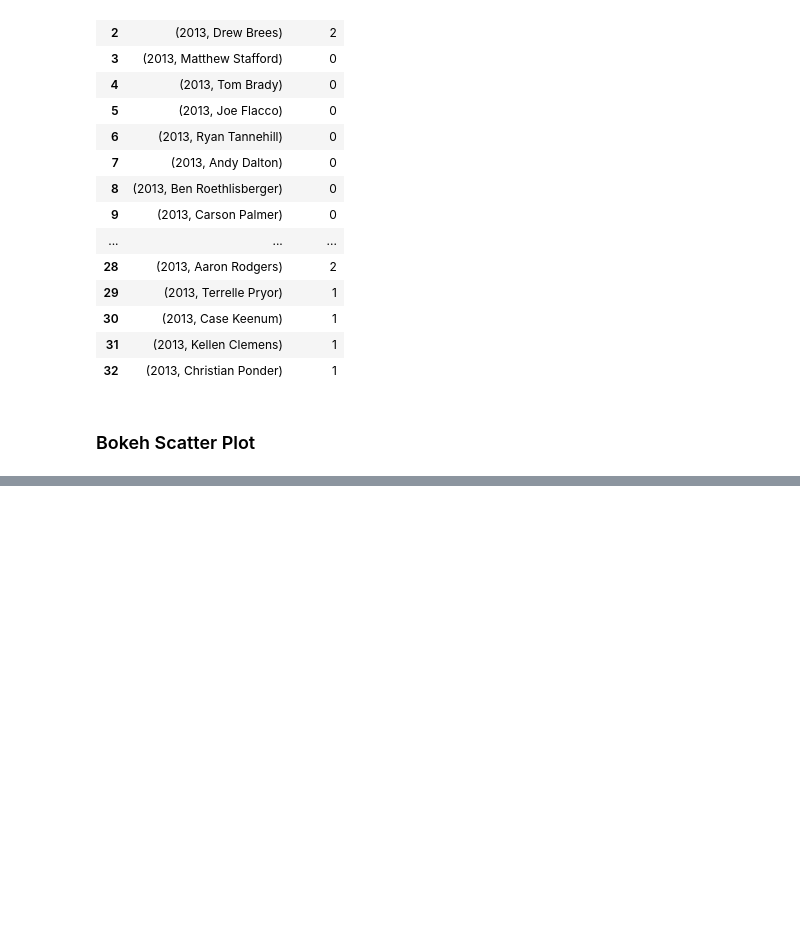
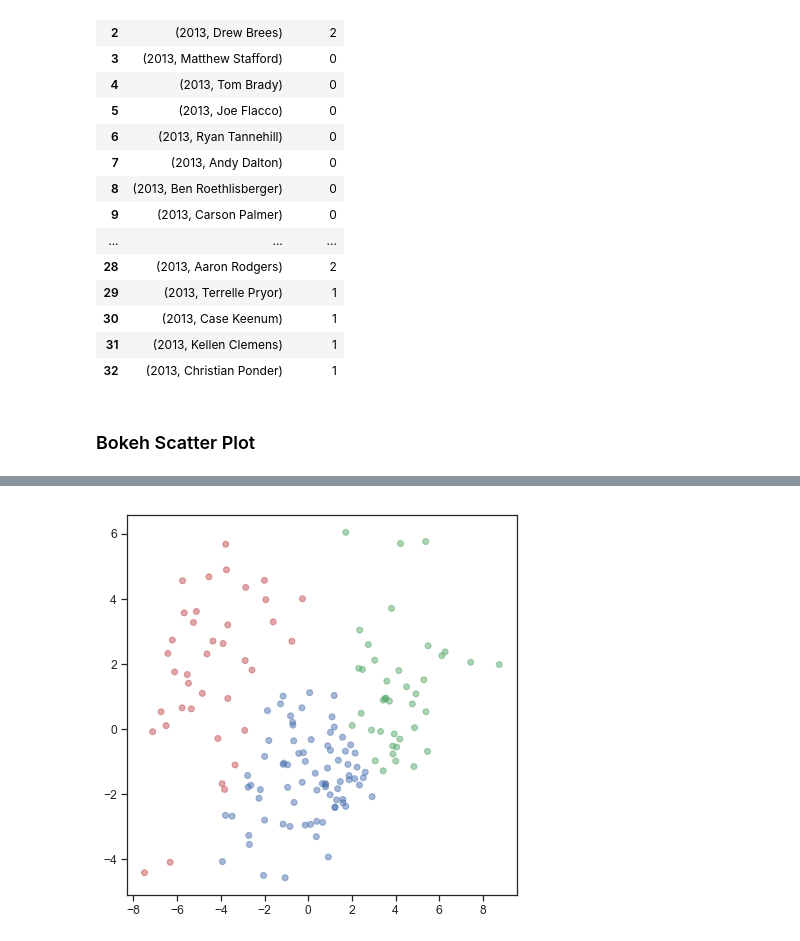
Before and after one commit to jyee11/NFL-Quarterback-Clustering, a Jupyter notebook: NFL_Report.ipynb, the cells around one changed output, grey strips where cells are left out. Saved outputs shown, nothing was run; the diff lists cells and outputs as text; code cells hidden in the pictures; blank space fills up the shorter version.

```diff
--- a/NFL_Report.ipynb
+++ b/NFL_Report.ipynb
@@ -701,0 +731,13 @@ cluster_map13
+# %%
+#use 10 components, explains almost all of the variance
+pca = PCA(n_components = 10)
+x_10d = pca.fit_transform(qb_stan)
+kmeans = KMeans(n_clusters = 3)
+X_clustered = kmeans.fit_predict(x_10d)
+color_map = {0: 'r', 1:'g', 2:'b'}
+label_color = [color_map[l] for l in X_clustered]
+plt.figure(figsize = (7,7))
+plt.scatter(x_10d[:,0], x_10d[:,1], c = label_color, alpha = 0.5)
+plt.show()
+# %% [output]
+[figure, added]
```
Also changed, not shown: parts of 11 cells of this notebook.
